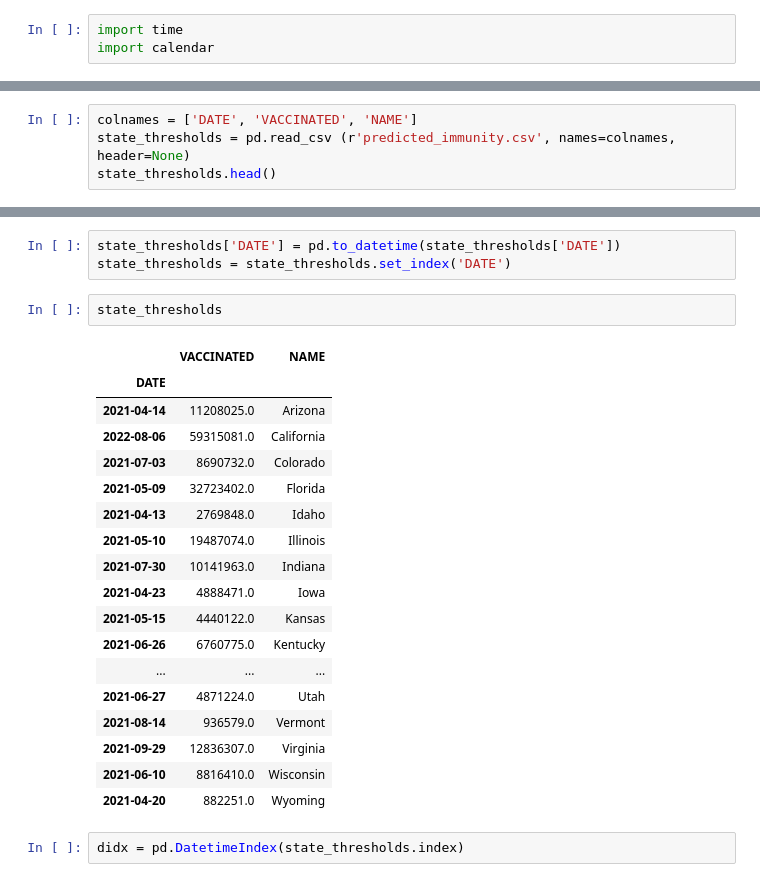
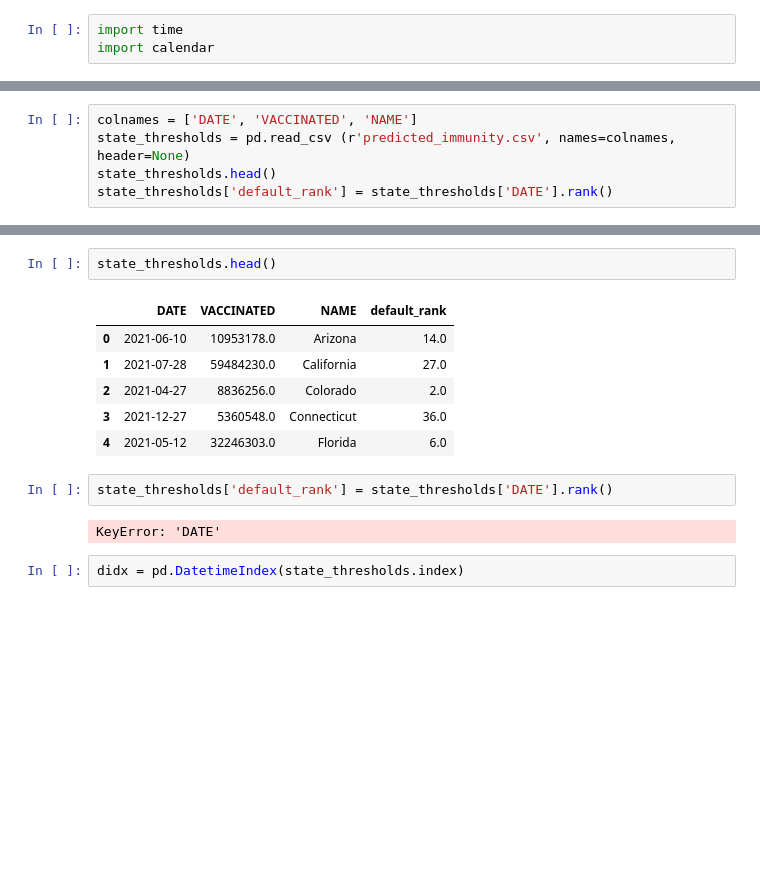
Before and after one commit to danielmatthews/Vaccine_Models, a Jupyter notebook: DynamicDateRanges.ipynb, the cells around one changed output, grey strips where cells are left out. Cells and saved outputs as stored; diff of their text form; blank space fills up the shorter version.

```diff
--- a/DynamicDateRanges.ipynb
+++ b/DynamicDateRanges.ipynb
@@ -19,3 +19,4 @@ Loading BokehJS ...
 colnames = ['DATE', 'VACCINATED', 'NAME']
 state_thresholds = pd.read_csv (r'predicted_immunity.csv', names=colnames, header=None)
 state_thresholds.head()
+state_thresholds['default_rank'] = state_thresholds['DATE'].rank()
@@ -29,27 +23,16 @@ state_thresholds.head()
-# %%
-state_thresholds['DATE'] = pd.to_datetime(state_thresholds['DATE'])
-state_thresholds = state_thresholds.set_index('DATE')
 # %%
-state_thresholds
+state_thresholds.head()
 # %% [output]
-|  | VACCINATED | NAME |
-| DATE |  |  |
-| 2021-04-14 | 11208025.0 | Arizona |
-| 2022-08-06 | 59315081.0 | California |
-| 2021-07-03 | 8690732.0 | Colorado |
-| 2021-05-09 | 32723402.0 | Florida |
-| 2021-04-13 | 2769848.0 | Idaho |
-| 2021-05-10 | 19487074.0 | Illinois |
-| 2021-07-30 | 10141963.0 | Indiana |
-| 2021-04-23 | 4888471.0 | Iowa |
-| 2021-05-15 | 4440122.0 | Kansas |
-| 2021-06-26 | 6760775.0 | Kentucky |
-| ... | ... | ... |
-| 2021-06-27 | 4871224.0 | Utah |
-| 2021-08-14 | 936579.0 | Vermont |
-| 2021-09-29 | 12836307.0 | Virginia |
-| 2021-06-10 | 8816410.0 | Wisconsin |
-| 2021-04-20 | 882251.0 | Wyoming |
+|  | DATE | VACCINATED | NAME | default_rank |
+| 0 | 2021-06-10 | 10953178.0 | Arizona | 14.0 |
+| 1 | 2021-07-28 | 59484230.0 | California | 27.0 |
+| 2 | 2021-04-27 | 8836256.0 | Colorado | 2.0 |
+| 3 | 2021-12-27 | 5360548.0 | Connecticut | 36.0 |
+| 4 | 2021-05-12 | 32246303.0 | Florida | 6.0 |
+# %%
+state_thresholds['default_rank'] = state_thresholds['DATE'].rank()
+# %% [output]
+KeyError: 'DATE'
 # %%
 didx = pd.DatetimeIndex(state_thresholds.index)
 # %%
```
Also changed, not shown: parts of 1 cell of this notebook, 7 other files.
